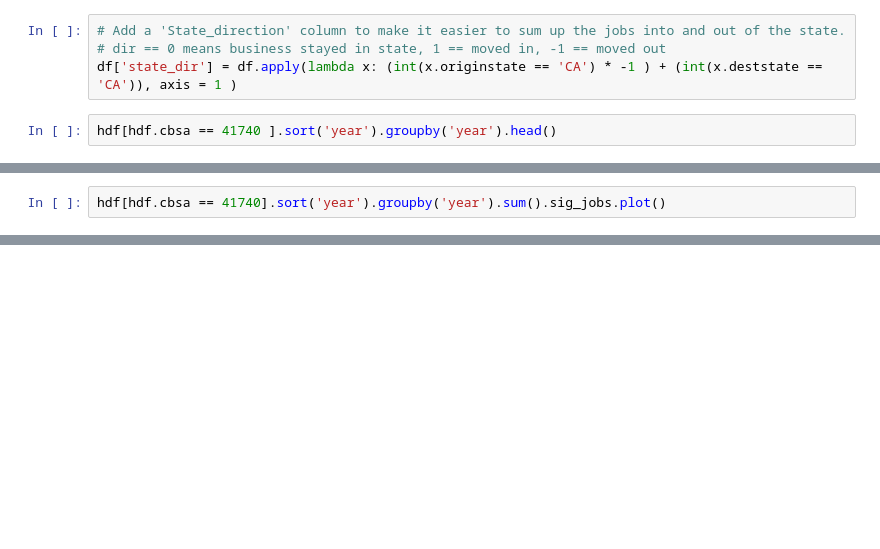
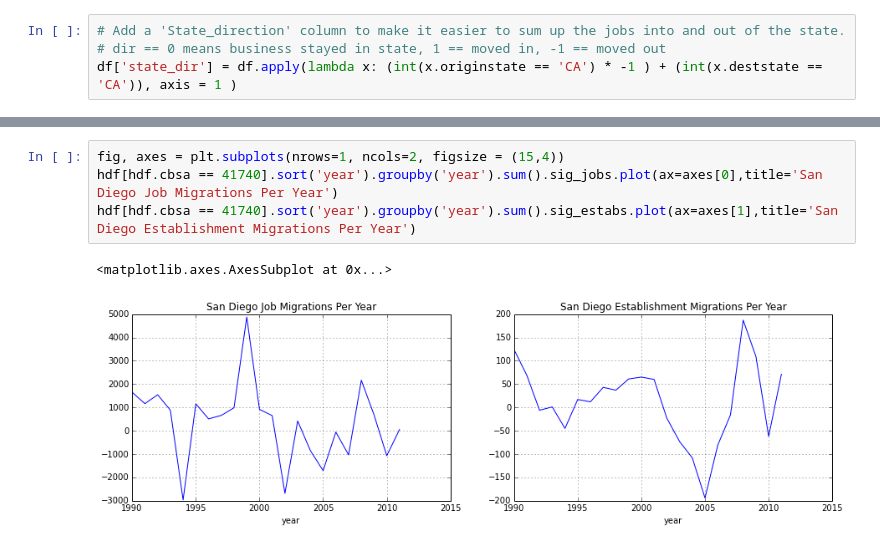
Before and after one commit to SDRDLAnalysts/pdp-data-projects, a Jupyter notebook: voiceofsandiego.org/business-migrations/analysts/ericbusboom.ipynb, the cells around one changed output, grey strips where cells are left out. Cells and saved outputs as stored; diff of their text form; blank space fills up the shorter version.

Commit message:
More work on migrations

```diff
--- a/voiceofsandiego.org/business-migrations/analysts/ericbusboom.ipynb
+++ b/voiceofsandiego.org/business-migrations/analysts/ericbusboom.ipynb
@@ -47,5 +45,3 @@ hdf.head()
 # Add a 'State_direction' column to make it easier to sum up the jobs into and out of the state.
 # dir == 0 means business stayed in state, 1 == moved in, -1 == moved out
 df['state_dir'] = df.apply(lambda x: (int(x.originstate == 'CA') * -1 ) + (int(x.deststate == 'CA')), axis = 1 )
-# %%
-hdf[hdf.cbsa == 41740 ].sort('year').groupby('year').head()
@@ -72,2 +47,0 @@ hdf[hdf.cbsa == 41740 ].sort('year').groupby('year').head()
-# %%
-hdf[hdf.cbsa == 41740].sort('year').groupby('year').sum().sig_jobs.plot()
@@ -189,0 +52,7 @@ estab_sums.plot()
+# %%
+fig, axes = plt.subplots(nrows=1, ncols=2, figsize = (15,4))
+hdf[hdf.cbsa == 41740].sort('year').groupby('year').sum().sig_jobs.plot(ax=axes[0],title='San Diego Job Migrations Per Year')
+hdf[hdf.cbsa == 41740].sort('year').groupby('year').sum().sig_estabs.plot(ax=axes[1],title='San Diego Establishment Migrations Per Year')
+# %% [output]
+<matplotlib.axes.AxesSubplot at 0x...>
+[figure, added]
```
Also changed, not shown: parts of 35 cells of this notebook, 1 other file.
